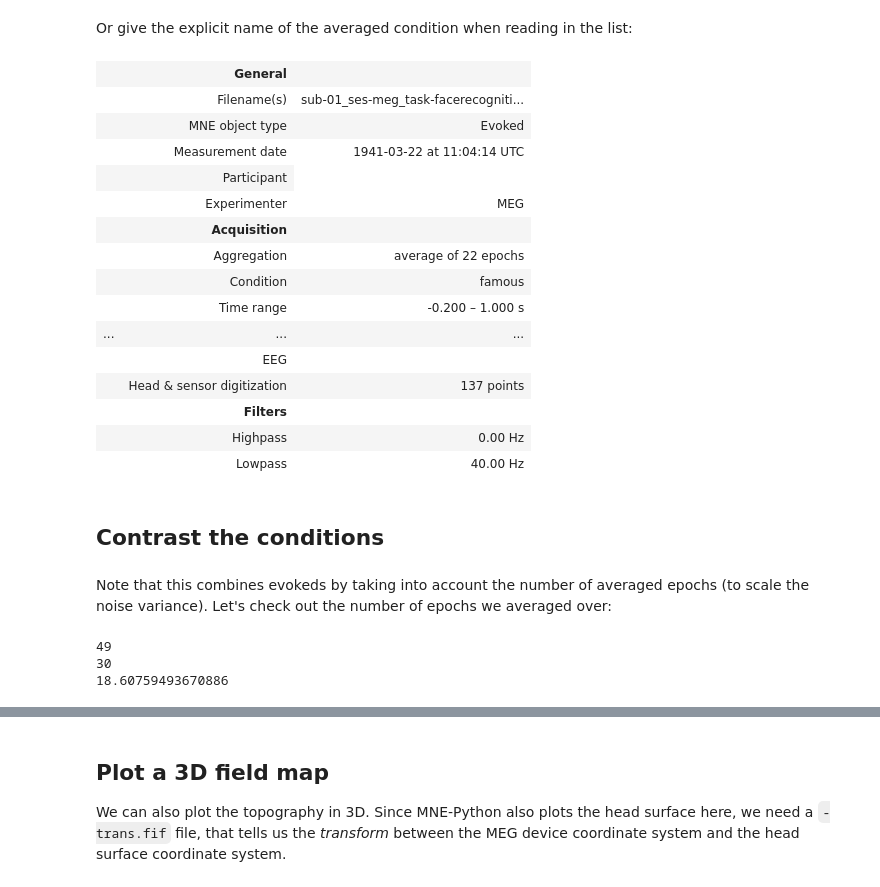
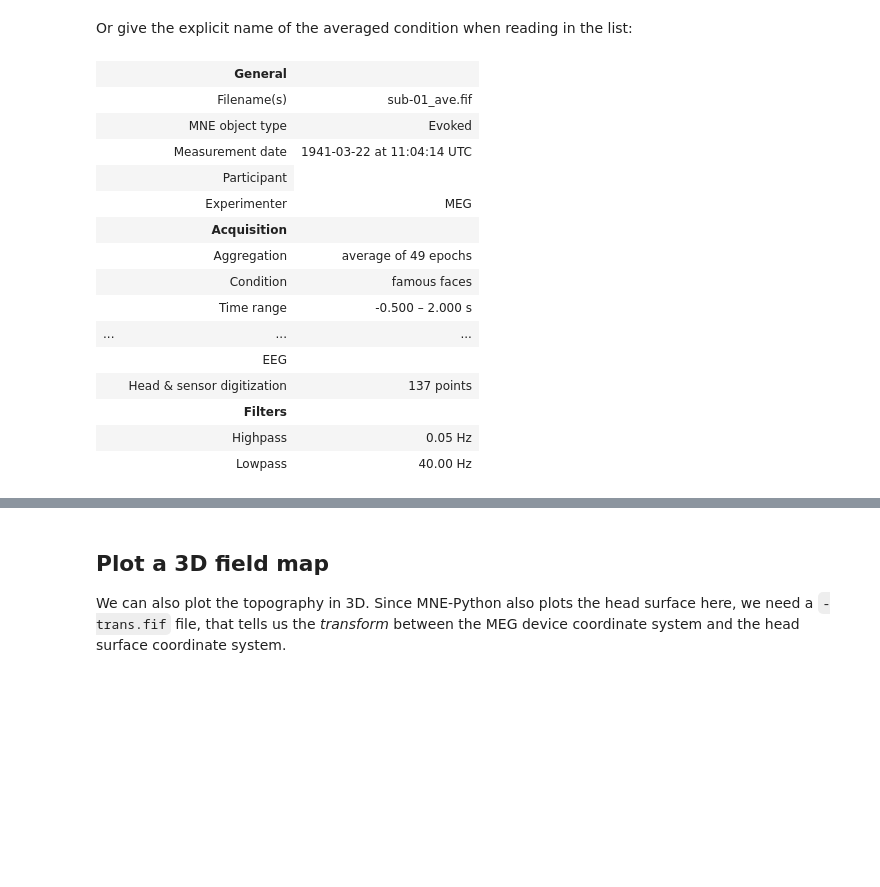
Before and after one commit to wmvanvliet/mne-course, a Jupyter notebook: 2-sensor-level.ipynb, the cells around one changed output, grey strips where cells are left out. Cells and saved outputs as stored; diff of their text form; code cells hidden in the pictures; blank space fills up the shorter version.

```diff
--- a/2-sensor-level.ipynb
+++ b/2-sensor-level.ipynb
@@ -298,38 +257,2 @@ plt.show()
 
 Next, we want to plot the topographies at the peak. We want to plot this for all channel types _and_ all conditions. To not wind up with 9 individual plots, let's see how to combine plots into one figure!
-# %%
-%matplotlib inline
-# per channel type, we have different color limits for the topography:
-color_lims = [(-150, 150), (0, 45), (-4.5, 4.5)]
-channel_types = ['mag', 'grad', 'eeg']
-sup_titles = ['Magnetometers', 'Gradiometers', 'EEG']
-
-# For a good looking topomap in this data, we need to fit a sphere to the digitized EEG locations.
-radius, center, _ = mne.bem.fit_sphere_to_headshape(epochs.info, dig_kinds="eeg")
-sphere = tuple(center) + (radius,)
-
-# we loop across the channel types first:
-for ch_type, c_lim, s_title in zip(channel_types, color_lims, sup_titles):
-
-    # Here we build our figure. Note that we ask for 4 subplots! That is because our colorbar
-    # needs its own axis.
-    fig, axes = plt.subplots(1, 4, figsize=(7, 4), gridspec_kw={'width_ratios': [3, 3, 3, 0.5]})
-
-    # Now we can get the peak time across the conditions for this channel type.
-    # We search for the peak time for up to 150 ms after stimulus onset. We will plot
-    # the topography for 100 ms around this peak - see the average parameter in the
-    # plotting function call!
-    _, peak_time = evoked.get_peak(ch_type=ch_type, tmax=0.15)
-
-    for ii, (ax, cond) in enumerate(zip(axes, conditions)):
-        evokeds_list[ii].plot_topomap(
-            ch_type=ch_type, times=peak_time, average=0.1,
-            sphere=sphere,
-            vlim=c_lim,
-            colorbar=(True if ii==2 else False),  # only one colorbar
-            axes=(axes[2::] if ii == 2 else ax),  # last plot needs 2 axes
-            show=False)
-
-        ax.set_title(cond)
-
-    fig.suptitle('%s, %.3f s' % (s_title, peak_time))
@@ -361,24 +300,22 @@ evokeds_list = mne.read_evokeds(evoked_fname)
 # %% [markdown]
 Or give the explicit name of the averaged condition when reading in the list:
 # %%
-evoked_famous = mne.read_evokeds(evoked_list_fname, condition="famous")
+evoked_famous = mne.read_evokeds(f"{processed_path}/sub-01_ave.fif", condition="famous faces")
 evoked_famous
 # %% [output]
 |  | General |  |
-|  | Filename(s) | sub-01_ses-meg_task-facerecogniti... |
+|  | Filename(s) | sub-01_ave.fif |
 |  | MNE object type | Evoked |
 |  | Measurement date | 1941-03-22 at 11:04:14 UTC |
 |  | Participant |
 |  | Experimenter | MEG |
 |  | Acquisition |  |
-|  | Aggregation | average of 22 epochs |
-|  | Condition | famous |
-|  | Time range | -0.200 – 1.000 s |
+|  | Aggregation | average of 49 epochs |
+|  | Condition | famous faces |
+|  | Time range | -0.500 – 2.000 s |
 | ... | ... | ... |
 |  | EEG |  |
 |  | Head & sensor digitization | 137 points |
 |  | Filters |  |
-|  | Highpass | 0.00 Hz |
+|  | Highpass | 0.05 Hz |
 |  | Lowpass | 40.00 Hz |
-# %% [markdown]
-## Contrast the conditions
@@ -397,10 +321,0 @@ contrast.comment = 'face - scrambled'
-# %% [markdown]
-Note that this combines evokeds by taking into account the number of averaged epochs (to scale the noise variance). Let's check out the number of epochs we averaged over:
-# %%
-print(evoked_face.nave)
-print(evoked_scrambled.nave)
-print(contrast.nave)
-# %% [output]
-49
-30
-18.60759493670886
```
Also changed, not shown: parts of 53 cells of this notebook.
